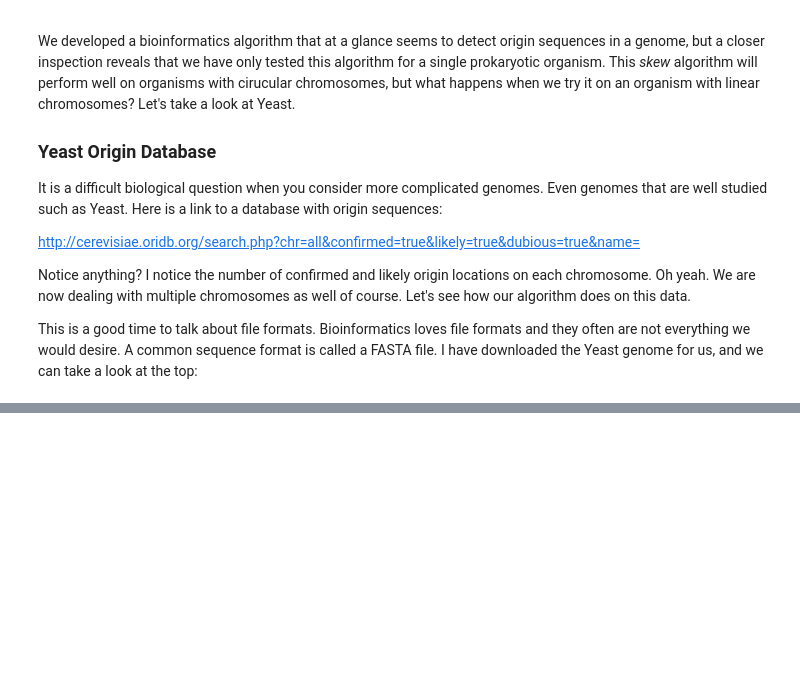
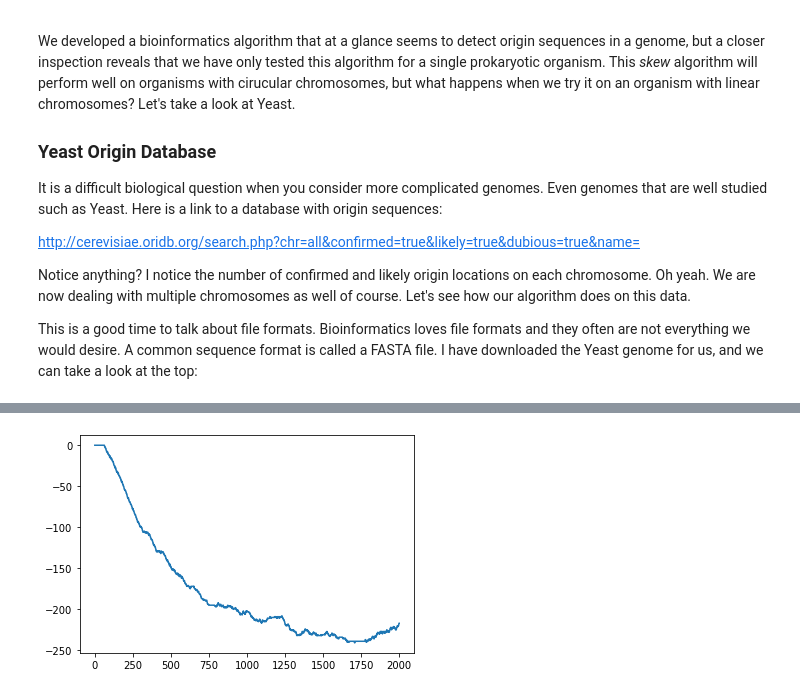
Before and after one commit to csc-448-2021-fall/csc-448-student, a Jupyter notebook: labs/Lab1.ipynb, the cells around one changed output, grey strips where cells are left out. Drawn from its saved outputs; the diff is of its cells as text; code cells hidden in the pictures; blank space fills up the shorter version.

```diff
--- a/labs/Lab1.ipynb
+++ b/labs/Lab1.ipynb
@@ -427,0 +137,4 @@ Position: 3923621
+# %%
+file = f"{home}/csc-448-student/data/GCF_000146045.2_R64_genomic.fna"
+headers,sequences = Lab1_helper.read_fasta(file)
+headers
@@ -428,2 +192,8 @@ Position: 3923621
+# %%
+import pandas as pd
+skews = pd.Series(Topic1_helper.skew(sequences[0][:2000]))
+skews.plot.line();
+# %% [output]
+[figure, added]
 # %%
 # Don't forget to push!
```
Also changed, not shown: parts of 62 cells of this notebook, 3 other files.
